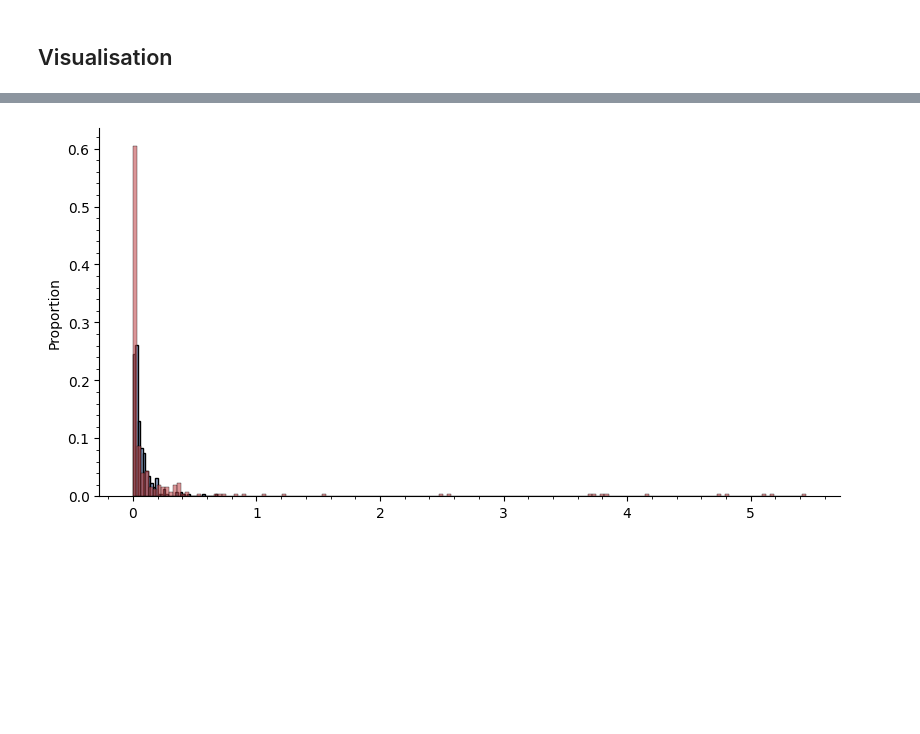
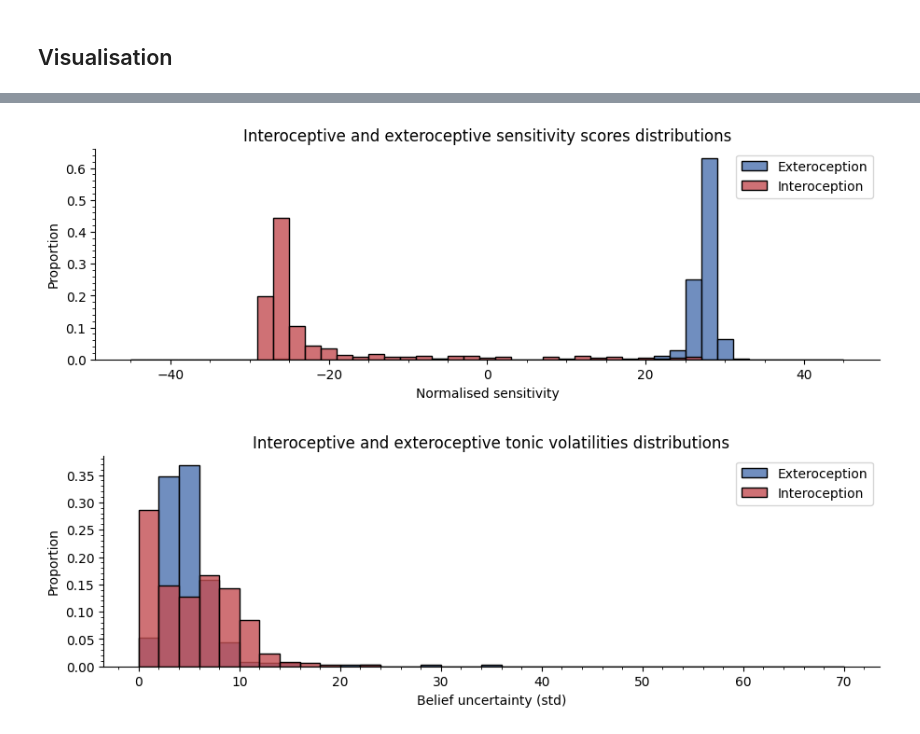
Before and after one commit to LegrandNico/ComputationalCardioception, a Jupyter notebook: code/notebooks/2-Intero_Extero.ipynb, the cells around one changed output, grey strips where cells are left out. Cells and saved outputs as stored; diff of their text form; code cells hidden in the pictures; blank space fills up the shorter version.

```diff
--- a/code/notebooks/2-Intero_Extero.ipynb
+++ b/code/notebooks/2-Intero_Extero.ipynb
@@ -13,5 +13,7 @@ import pytensor
 
 plt.rcParams["figure.constrained_layout.use"] = True
 # %%
-cardiac_hrd_df = pd.read_csv(Path.cwd().parent.parent / "results" / "cardiac_hgf_summary.csv")
+cardiac_hrd_df = pd.read_csv(
+    Path.cwd().parent.parent / "results" / "cardiac_hgf_summary.csv"
+)
 cardiac_hrd_df = cardiac_hrd_df[cardiac_hrd_df.session == 2]
@@ -62,21 +55,66 @@ sns.despine()
+# %%
+_, ax = plt.subplots(figsize=(9, 3))
+
+sns.histplot(
+    cardiac_hrd_df.exteroceptive_tonic_volatility.to_numpy(),
+    color="#4c72b0",
+    alpha=0.8,
+    stat="proportion",
+    binwidth=2,
+    binrange=(-45, 45),
+    label="Exteroception",
+    ax=ax,
+)
+
+sns.histplot(
+    cardiac_hrd_df.interoceptive_tonic_volatility.to_numpy(),
+    color="#c44e52",
+    alpha=0.8,
+    stat="proportion",
+    binwidth=2,
+    binrange=(-45, 45),
+    label="Interoception",
+    ax=ax,
+)
+ax.set(
+    title="Interoceptive and exteroceptive sensitivity scores distributions",
+    xlabel="Normalised sensitivity",
+)
+ax.legend()
+ax.minorticks_on()
+sns.despine()
+# %% [output]
+[figure, added]
 # %%
-_, ax = plt.subplots(figsize=(8, 4))
+_, ax = plt.subplots(figsize=(9, 3))
+
 sns.histplot(
-    cardiac_hrd_df.exteroceptive_precision.to_numpy(),
+    np.sqrt(1 / cardiac_hrd_df.exteroceptive_precision.to_numpy()),
     color="#4c72b0",
-    alpha=0.6,
+    alpha=0.8,
     stat="proportion",
-    ax=ax,
-)
-sns.histplot(
-    cardiac_hrd_df.interoceptive_precision.to_numpy(),
-    color="#c44e52",
-    alpha=0.6,
-    stat="proportion",
+    binwidth=2,
+    binrange=(0, 70),
+    label="Exteroception",
     ax=ax,
 )
 
+sns.histplot(
+    np.sqrt(1 / cardiac_hrd_df.interoceptive_precision.to_numpy()),
+    color="#c44e52",
+    alpha=0.8,
+    stat="proportion",
+    binwidth=2,
+    binrange=(0, 70),
+    label="Interoception",
+    ax=ax,
+)
+ax.set(
+    title="Interoceptive and exteroceptive tonic volatilities distributions",
+    xlabel="Belief uncertainty (std)",
+)
+ax.legend()
 ax.minorticks_on()
 sns.despine()
 # %% [output]
-[figure, old version]
+[figure, new version]
```
Also changed, not shown: parts of 10 cells of this notebook, 8 other files.
